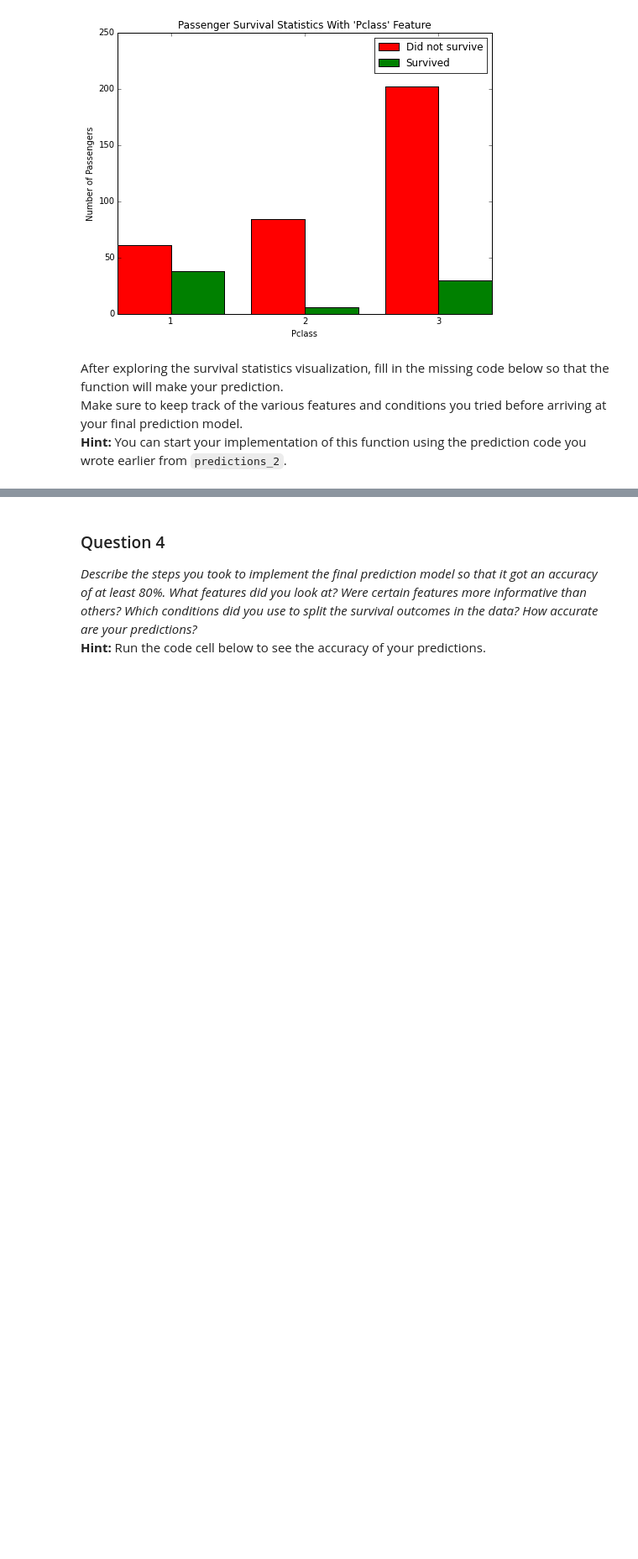
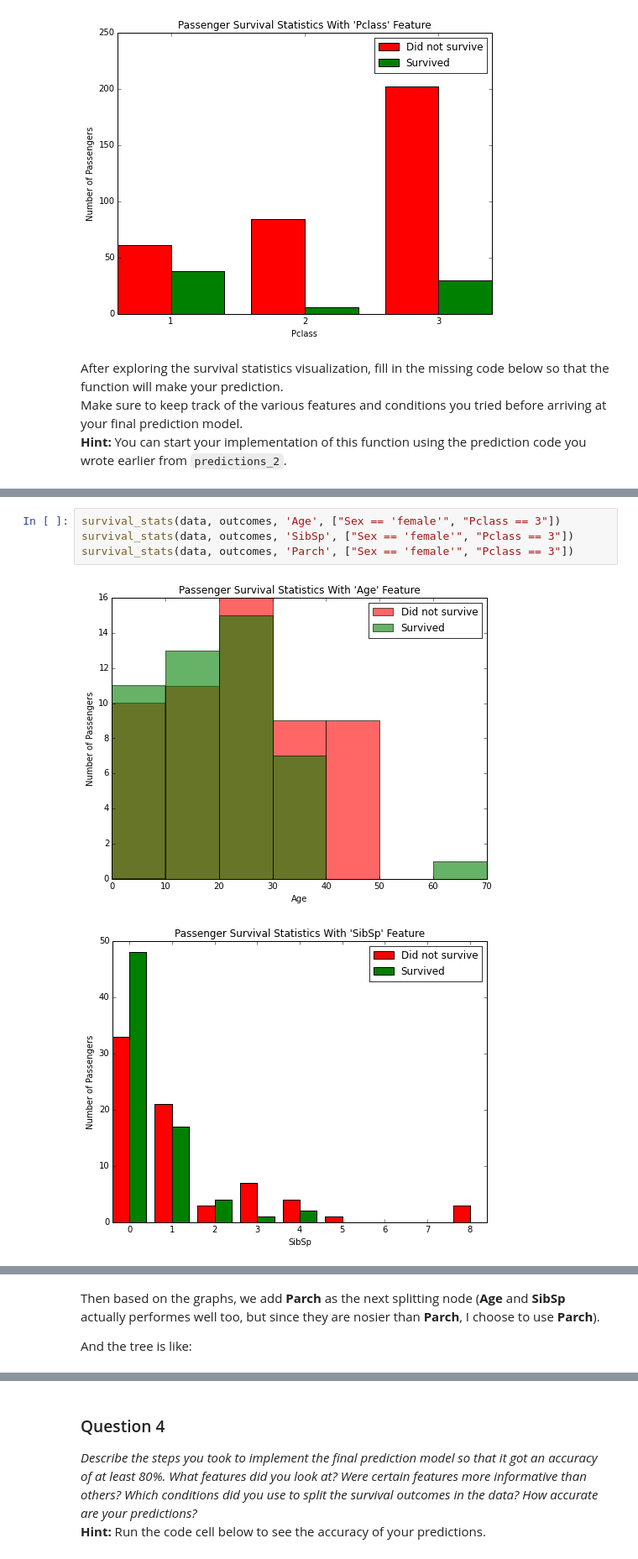
Before and after one commit to 13331151/Udacity-ML-Nano, a Jupyter notebook: projects/titanic_survival_exploration/Titanic_Survival_Exploration.ipynb, the cells around one changed output, grey strips where cells are left out. Shown at 84% size. Saved outputs shown, nothing was run; the diff lists cells and outputs as text; blank space fills up the shorter version.

```diff
--- a/projects/titanic_survival_exploration/Titanic_Survival_Exploration.ipynb
+++ b/projects/titanic_survival_exploration/Titanic_Survival_Exploration.ipynb
@@ -213,0 +264,7 @@ Make sure to keep track of the various features and conditions you tried before
+# %%
+survival_stats(data, outcomes, 'Age', ["Sex == 'female'", "Pclass == 3"])
+survival_stats(data, outcomes, 'SibSp', ["Sex == 'female'", "Pclass == 3"])
+survival_stats(data, outcomes, 'Parch', ["Sex == 'female'", "Pclass == 3"])
+# %% [output]
+[figure, added]
+[figure, added]
@@ -213,0 +272,4 @@ Make sure to keep track of the various features and conditions you tried before
+# %% [markdown]
+Then based on the graphs, we add **Parch** as the next splitting node (**Age** and **SibSp** actually performes well too, but since they are nosier than **Parch**, I choose to use **Parch**).
+
+And the tree is like:
```
Also changed, not shown: parts of 17 cells of this notebook.
